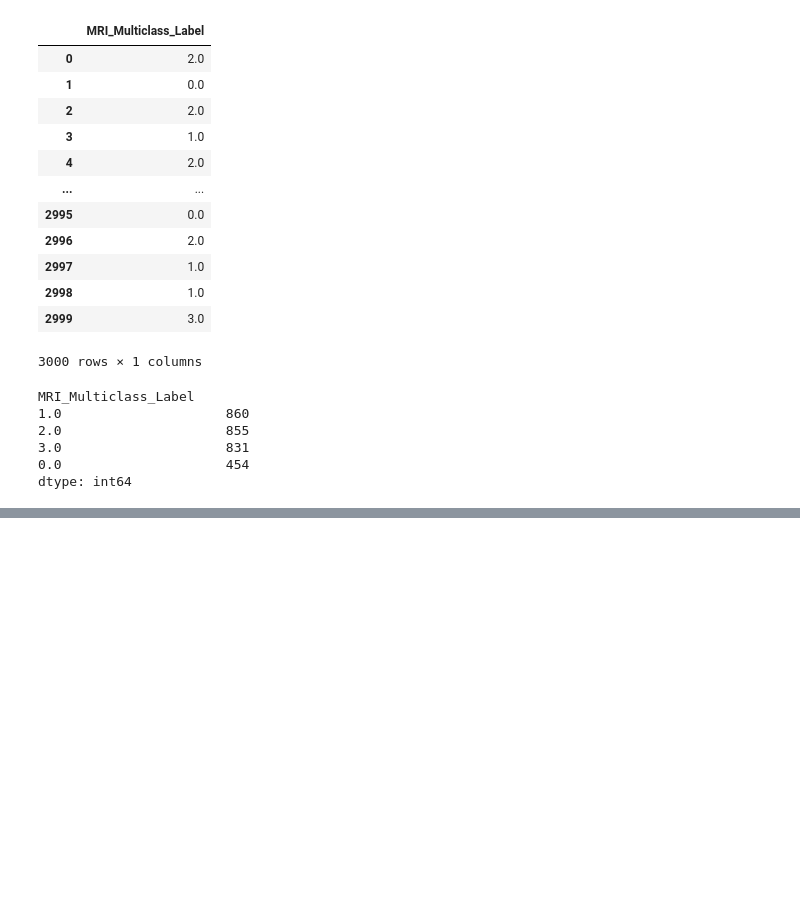
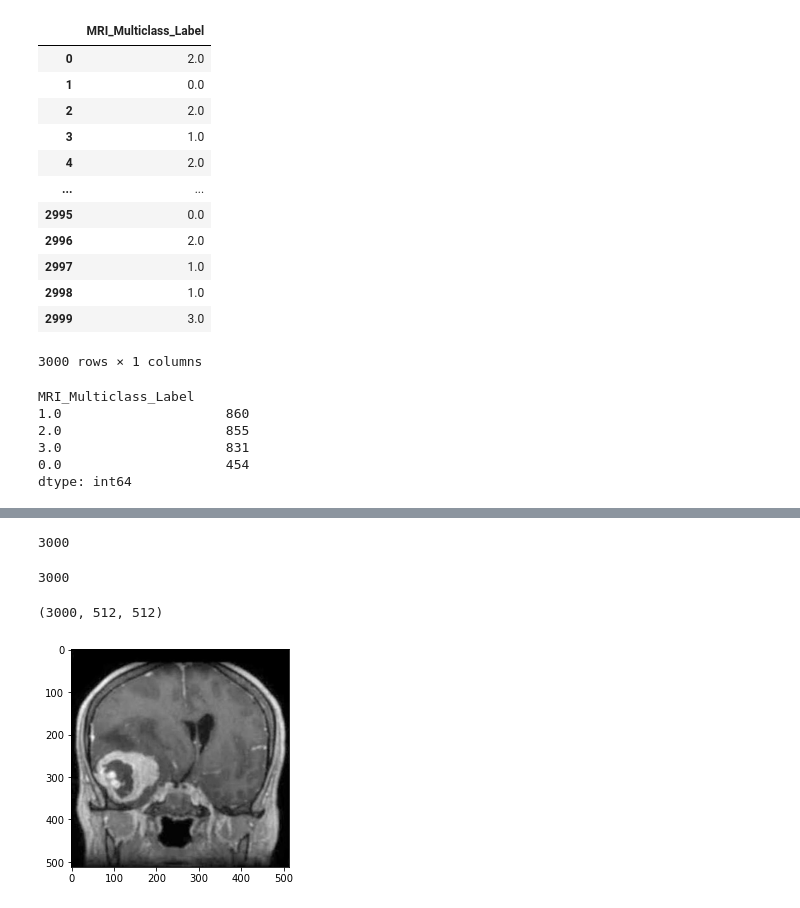
Before and after one commit to Trinity-Actual/AMLS_21-22_SN17081058, a Jupyter notebook: Data-Preprocessing.ipynb, the cells around one changed output, grey strips where cells are left out. Cells and saved outputs as stored; diff of their text form; code cells hidden in the pictures; blank space fills up the shorter version.

```diff
--- a/Data-Preprocessing.ipynb
+++ b/Data-Preprocessing.ipynb
@@ -222,0 +258,33 @@ Y_Multiclass_Label.to_csv('./dataset/Y_Multiclass_Label.csv')
+# %%
+image_data = []
+file_path = 'dataset\image'
+
+for x in tqdm(os.listdir(file_path)):
+    image_path = os.path.join(file_path,x)
+    file_array = cv2.imread(image_path, cv2.IMREAD_GRAYSCALE)
+    image_data.append(file_array)
+
+    #CODE FOR DEBUGGING & DEPRECATED CODE I USED
+    #print(x)
+    #file_num = "IMAGE_" + str(x).zfill(4) + '.jpg'
+    #image_path = os.path.join(file_path,file_num)
+    #print(file_array.shape)
+    #plt.imshow(file_array, cmap='gray')  # graph it
+    #plt.show()  # display!
+# %%
+Imagedata_array = np.array(image_data)
+print(len(Imagedata_array))
+len(image_data)
+# %% [output]
+3000
+3000
+# %%
+print(Imagedata_array.shape)
+# %% [output]
+(3000, 512, 512)
+# %%
+#testing array indexing and whether obtaining image data was successful
+plt.imshow(Imagedata_array[2,:], cmap='gray')
+plt.show()
+# %% [output]
+[figure, added]
```
Also changed, not shown: parts of 5 cells of this notebook.
